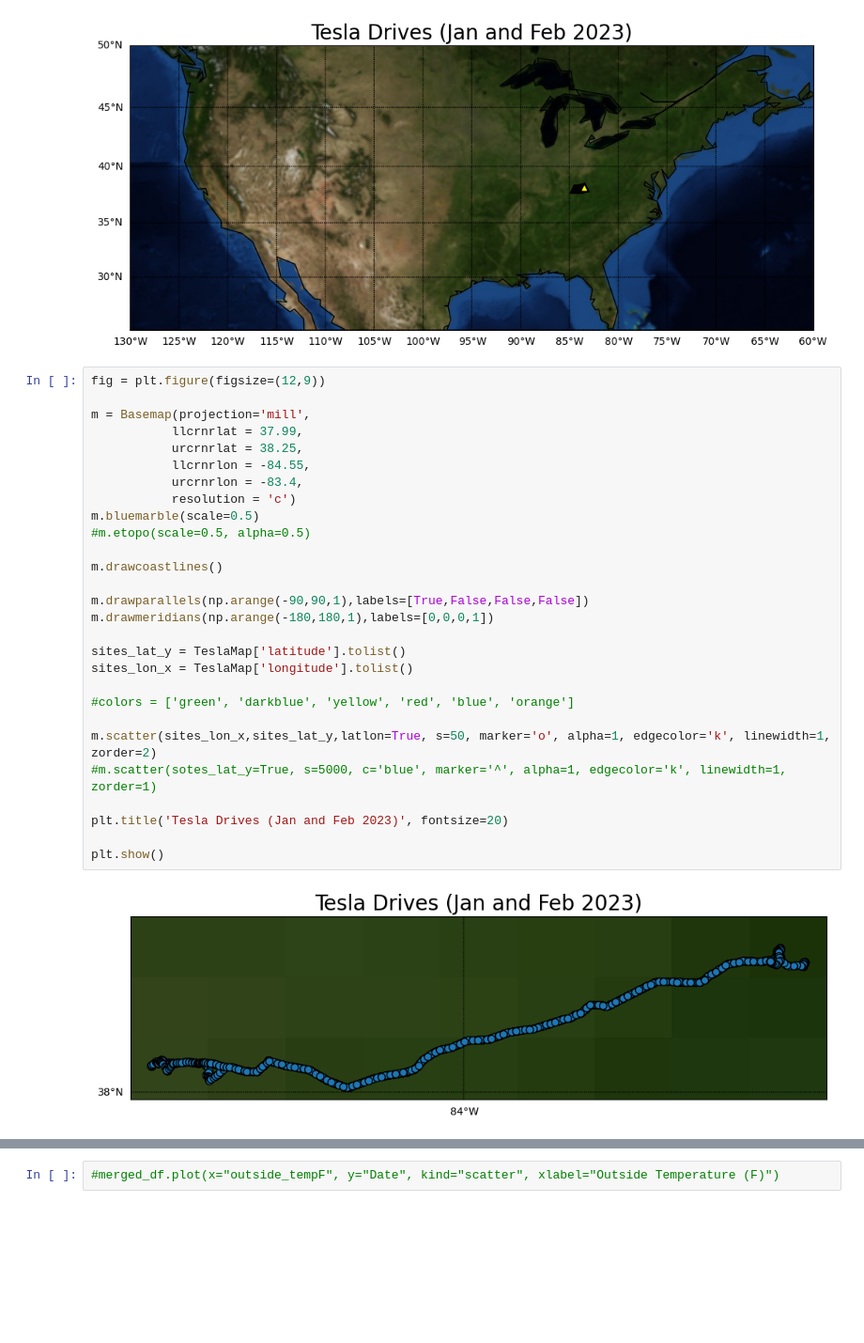
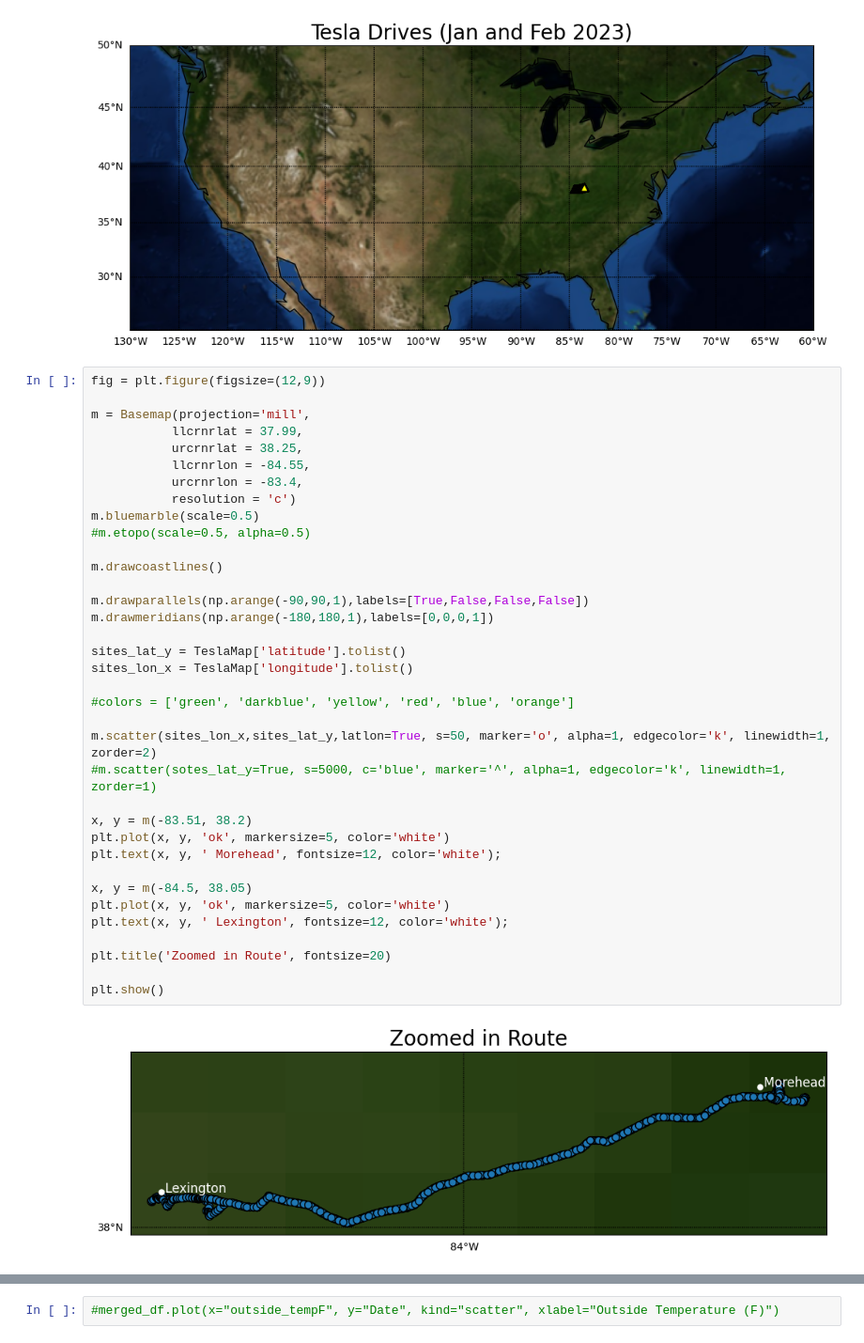
Before and after one commit to kyhokie/data_2_project, a Jupyter notebook: data_2_projectB.ipynb, the cells around one changed output, grey strips where cells are left out. Shown at 94% size. Cells and saved outputs as stored; diff of their text form; blank space fills up the shorter version.

```diff
--- a/data_2_projectB.ipynb
+++ b/data_2_projectB.ipynb
@@ -151,30 +151,38 @@ plt.show()
 # %%
 fig = plt.figure(figsize=(12,9))
 
 m = Basemap(projection='mill',
            llcrnrlat = 37.99,
            urcrnrlat = 38.25,
            llcrnrlon = -84.55,
            urcrnrlon = -83.4,
            resolution = 'c')
 m.bluemarble(scale=0.5)
 #m.etopo(scale=0.5, alpha=0.5)
 
 m.drawcoastlines()
 
 m.drawparallels(np.arange(-90,90,1),labels=[True,False,False,False])
 m.drawmeridians(np.arange(-180,180,1),labels=[0,0,0,1])
 
 sites_lat_y = TeslaMap['latitude'].tolist()
 sites_lon_x = TeslaMap['longitude'].tolist()
 
 #colors = ['green', 'darkblue', 'yellow', 'red', 'blue', 'orange']
 
 m.scatter(sites_lon_x,sites_lat_y,latlon=True, s=50, marker='o', alpha=1, edgecolor='k', linewidth=1, zorder=2)
 #m.scatter(sotes_lat_y=True, s=5000, c='blue', marker='^', alpha=1, edgecolor='k', linewidth=1, zorder=1)
 
-plt.title('Tesla Drives (Jan and Feb 2023)', fontsize=20)
+x, y = m(-83.51, 38.2)
+plt.plot(x, y, 'ok', markersize=5, color='white')
+plt.text(x, y, ' Morehead', fontsize=12, color='white');
+
+x, y = m(-84.5, 38.05)
+plt.plot(x, y, 'ok', markersize=5, color='white')
+plt.text(x, y, ' Lexington', fontsize=12, color='white');
+
+plt.title('Zoomed in Route', fontsize=20)
 
 plt.show()
 # %% [output]
-[figure, old version]
+[figure, new version]
```
Also changed, not shown: parts of 1 cell of this notebook.
